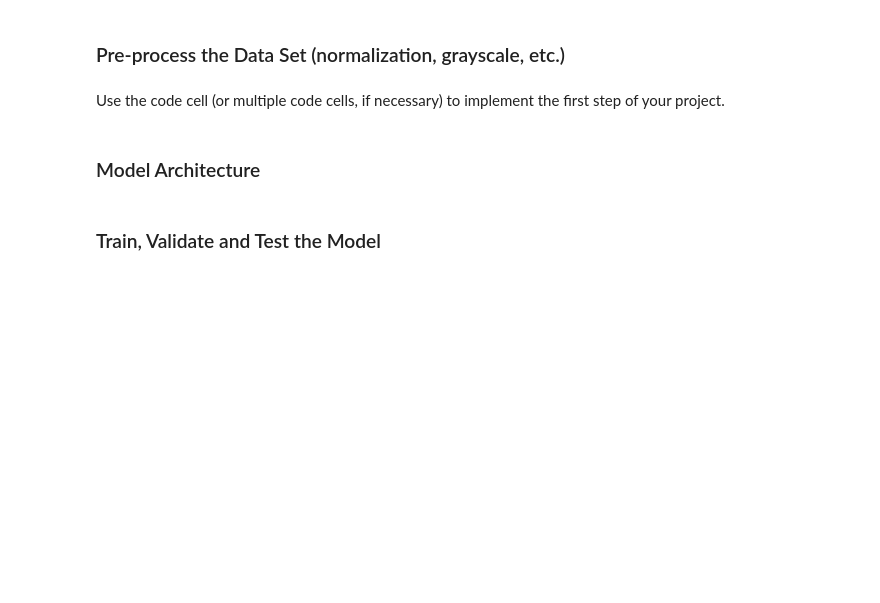
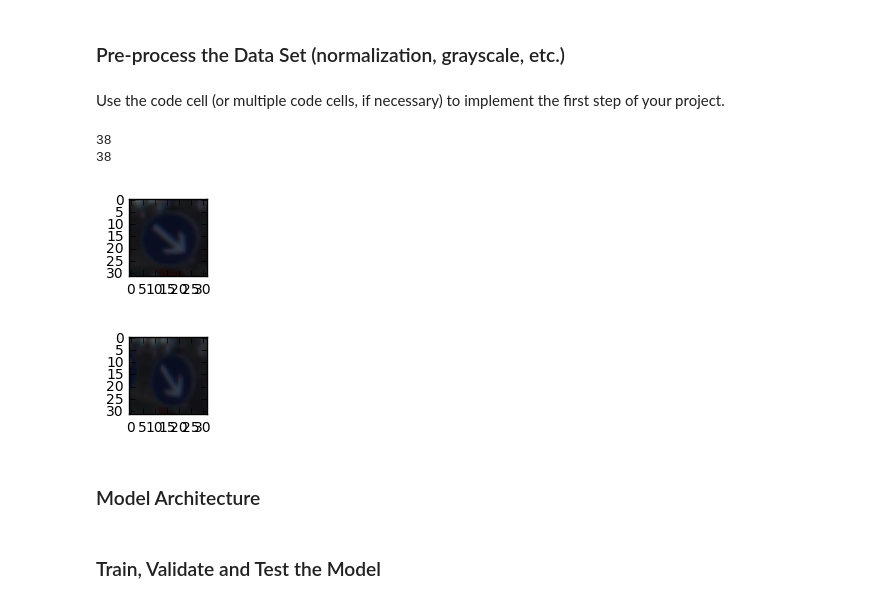
Before and after one commit to PhilippeW83440/SDCND, a Jupyter notebook: CarND-Traffic-Sign-Classifier-Project/Traffic_Sign_Classifier.ipynb, the cells around one changed output. Drawn from its saved outputs; the diff is of its cells as text; code cells hidden in the pictures; blank space fills up the shorter version.

```diff
--- a/CarND-Traffic-Sign-Classifier-Project/Traffic_Sign_Classifier.ipynb
+++ b/CarND-Traffic-Sign-Classifier-Project/Traffic_Sign_Classifier.ipynb
@@ -238,0 +312,24 @@ Use the code cell (or multiple code cells, if necessary) to implement the first
+# %%
+import random
+import numpy as np
+import matplotlib.pyplot as plt
+%matplotlib inline
+
+index = random.randint(0, len(X_train))
+image = X_train[index].squeeze()
+
+plt.figure(figsize=(1,1))
+plt.imshow(image)
+print(y_train[index])
+#print(X_train[index])
+
+image = X_train_perturb[index].squeeze()
+plt.figure(figsize=(1,2))
+plt.imshow(image)
+print(y_train[index])
+#print(X_train_perturb[index])
+# %% [output]
+38
+38
+[figure, added]
+[figure, added]
```
Also changed, not shown: parts of 26 cells of this notebook, 4 other files.
